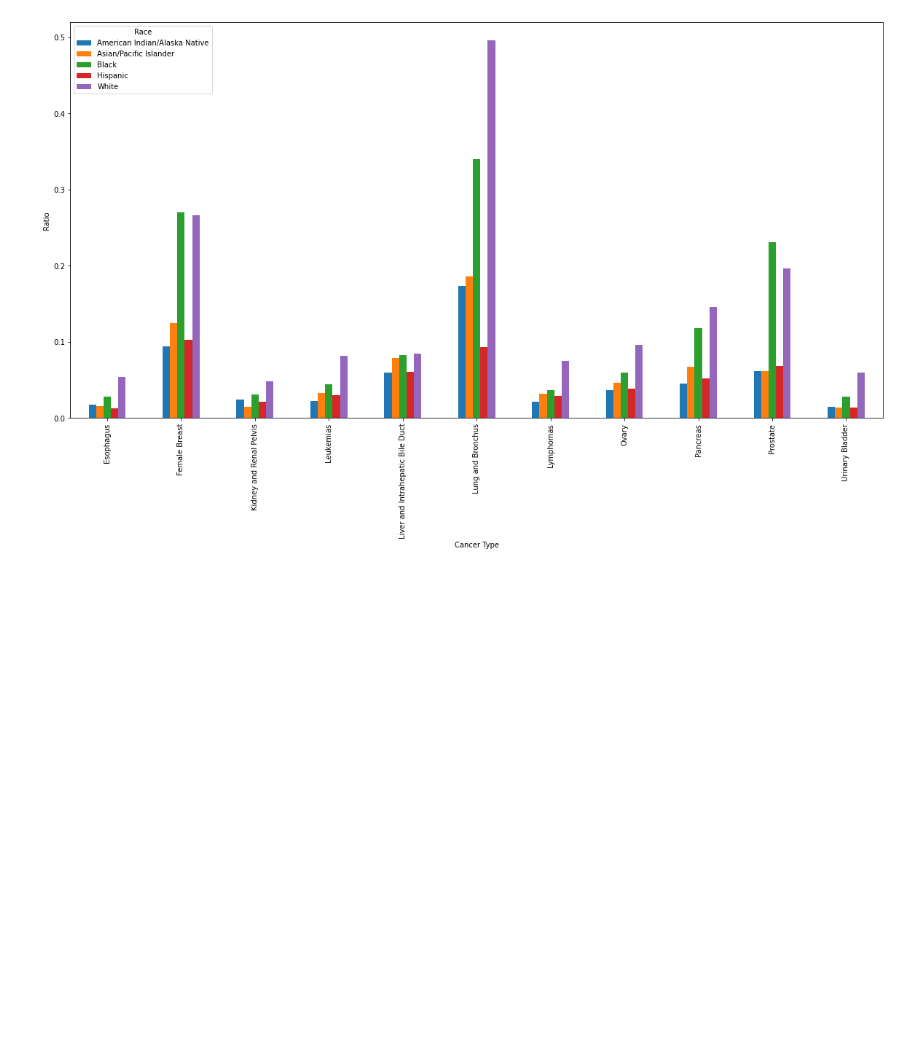
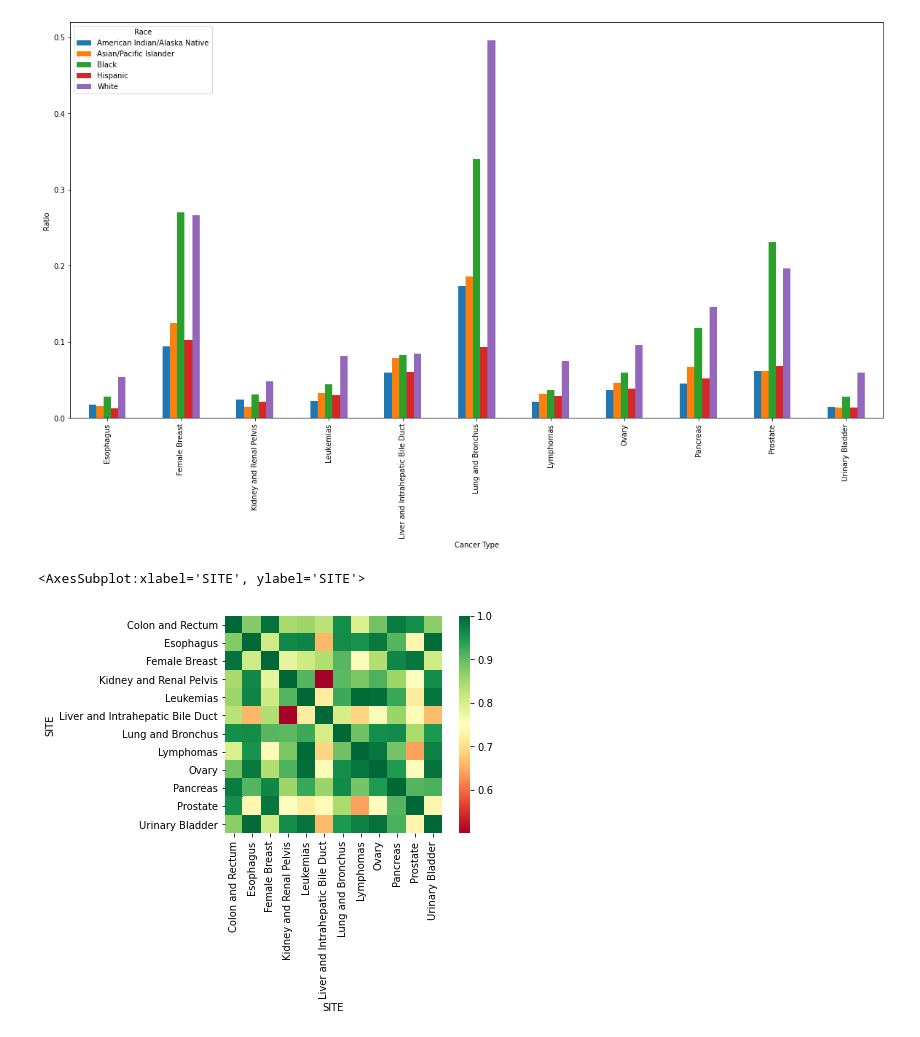
Before and after one commit to joontaka/Springboard, a Jupyter notebook: Assignments/Unit11/Unit11.5_CapstoneTwo/11.5-CapstoneTwo_EDA.ipynb, the cells around one changed output. Drawn from its saved outputs; the diff is of its cells as text; code cells hidden in the pictures; blank space fills up the shorter version.

Commit message:
11.5 - added a heatmap to EDA

```diff
--- a/Assignments/Unit11/Unit11.5_CapstoneTwo/11.5-CapstoneTwo_EDA.ipynb
+++ b/Assignments/Unit11/Unit11.5_CapstoneTwo/11.5-CapstoneTwo_EDA.ipynb
@@ -296,3 +296,10 @@ _ = plt.ylabel('Ratio')
 plt.show()
 # %% [output]
 [figure]
+# %%
+# heatmap to show if there is any correlation
+
+sns.heatmap(df.corr(), square=True, cmap='RdYlGn')
+# %% [output]
+<AxesSubplot:xlabel='SITE', ylabel='SITE'>
+[figure, added]
```
